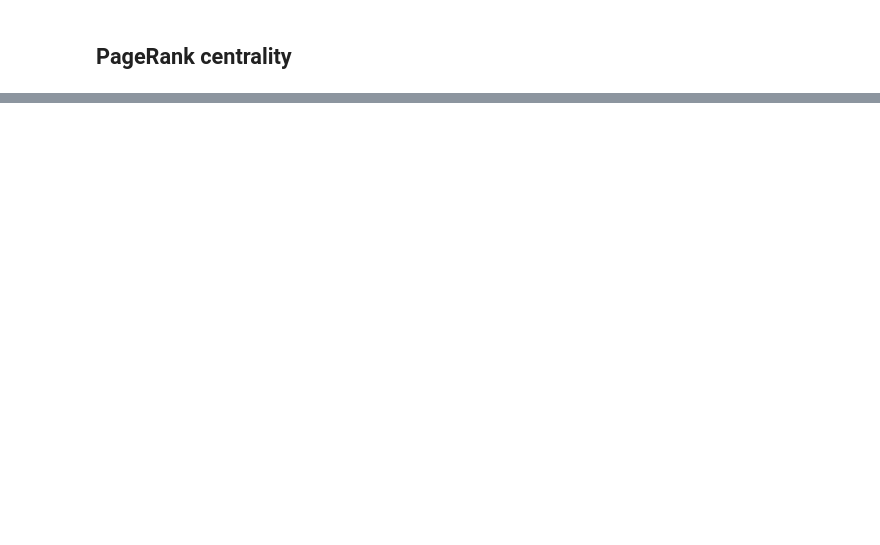
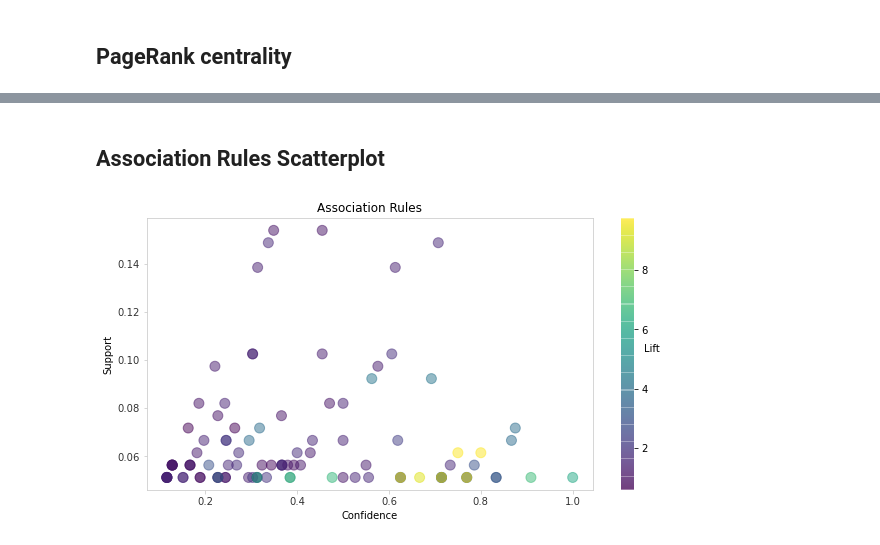
Before and after one commit to kyleiwaniec/neuro-symbolic-ai-systematic-review, a Jupyter notebook: scopus/EDA-233.ipynb, the cells around one changed output, grey strips where cells are left out. Cells and saved outputs as stored; diff of their text form; code cells hidden in the pictures; blank space fills up the shorter version.

```diff
--- a/scopus/EDA-233.ipynb
+++ b/scopus/EDA-233.ipynb
@@ -380,0 +538,3 @@ pagerankDF.sort_values(by='pr',ascending=False).head(10)
+# %%
+keywords='all_keywords'
+dataset=baskets[keywords]
@@ -380,0 +550,4 @@ pagerankDF.sort_values(by='pr',ascending=False).head(10)
+# %%
+# combination appears in <support> ratio of dataset, ie 0.05 means this combination of keywords appears in 5% of the dataset
+support=0.05
+freq_items=fpgrowth(df, min_support=support, use_colnames=True)
@@ -380,0 +639,20 @@ pagerankDF.sort_values(by='pr',ascending=False).head(10)
+# %% [markdown]
+## Association Rules Scatterplot
+# %%
+fig, ax = plt.subplots(figsize=(10, 5))
+graph=plt.scatter(rules['confidence'],rules['support'],c=rules['lift'],s=100,alpha=0.5)
+cb = fig.colorbar(graph)
+cb.set_label('Lift', rotation=0, va='bottom')
+cb.outline.set_visible(False)
+
+# Set the borders to a given color...
+ax.tick_params(color='#cccccc', labelcolor='#333333')
+for spine in ax.spines.values():
+    spine.set_edgecolor('#cccccc')
+
+plt.title('Association Rules')
+plt.xlabel('Confidence')
+plt.ylabel('Support')
+plt.show()
+# %% [output]
+[figure, added]
```
Also changed, not shown: parts of 43 cells of this notebook, 3 other files.
